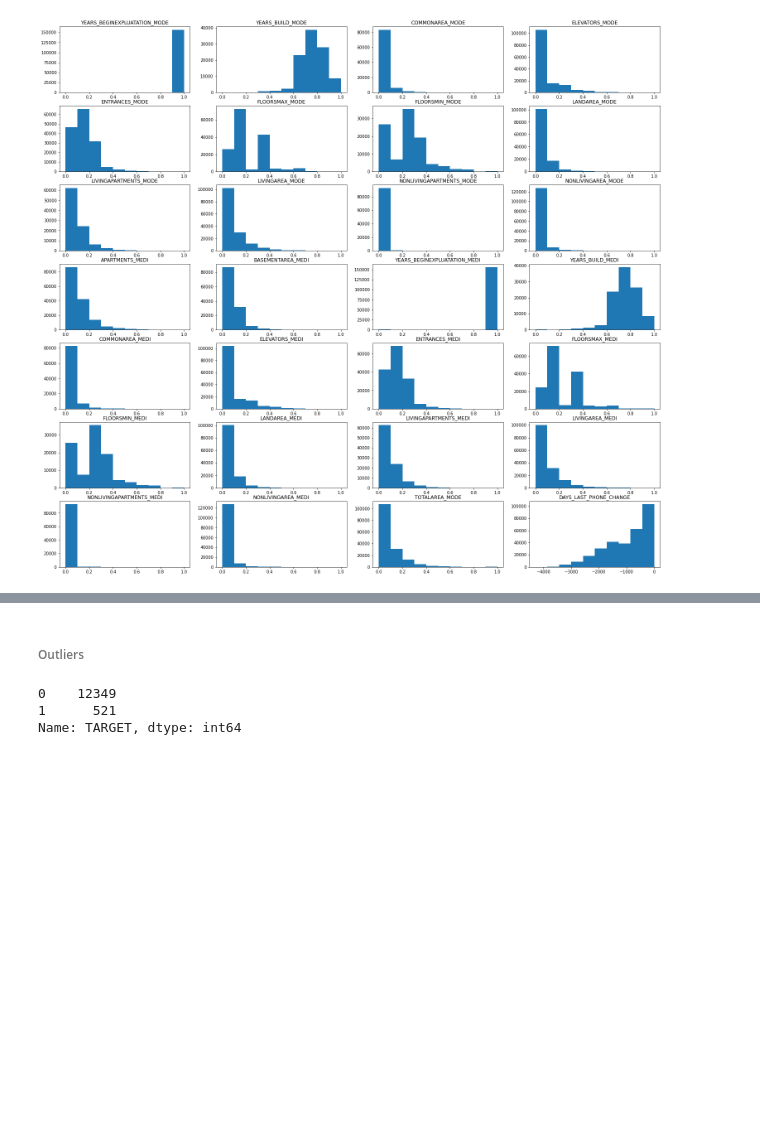
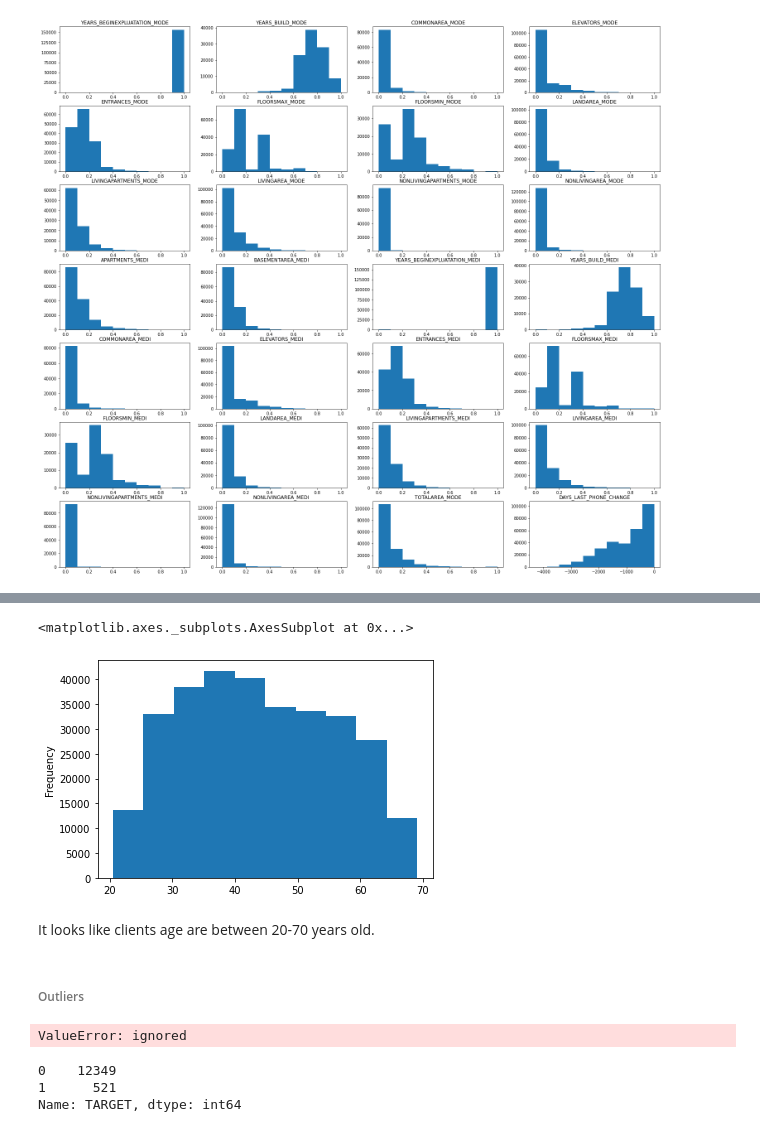
Before and after one commit to LeonMilosevic/home_credit, a Jupyter notebook: home_credit.ipynb, the cells around one changed output, grey strips where cells are left out. Drawn from its saved outputs; the diff is of its cells as text; code cells hidden in the pictures; blank space fills up the shorter version.

```diff
--- a/home_credit.ipynb
+++ b/home_credit.ipynb
@@ -455,5 +475,20 @@ sns.histplot(data=app_train, x="AMT_ANNUITY")
+# %%
+client_age = app_train['DAYS_BIRTH'] / -365
+client_age.plot.hist()
+# %% [output]
+<matplotlib.axes._subplots.AxesSubplot at 0x...>
+[figure, added]
+# %% [markdown]
+It looks like clients age are between 20-70 years old.
 # %% [markdown]
 ###### Outliers
+# %%
+from sklearn.ensemble import IsolationForest
+
+iforest = IsolationForest(n_estimators = 10000, random_state = 1)
+iforest_predict = iforest.fit_predict(app_train)
+# %% [output]
+ValueError: ignored
 # %%
 z = np.abs(stats.zscore(app_train[continuous_vars[2:]]))
 outliers = np.where(z > 3)
```
Also changed, not shown: parts of 25 cells of this notebook.
